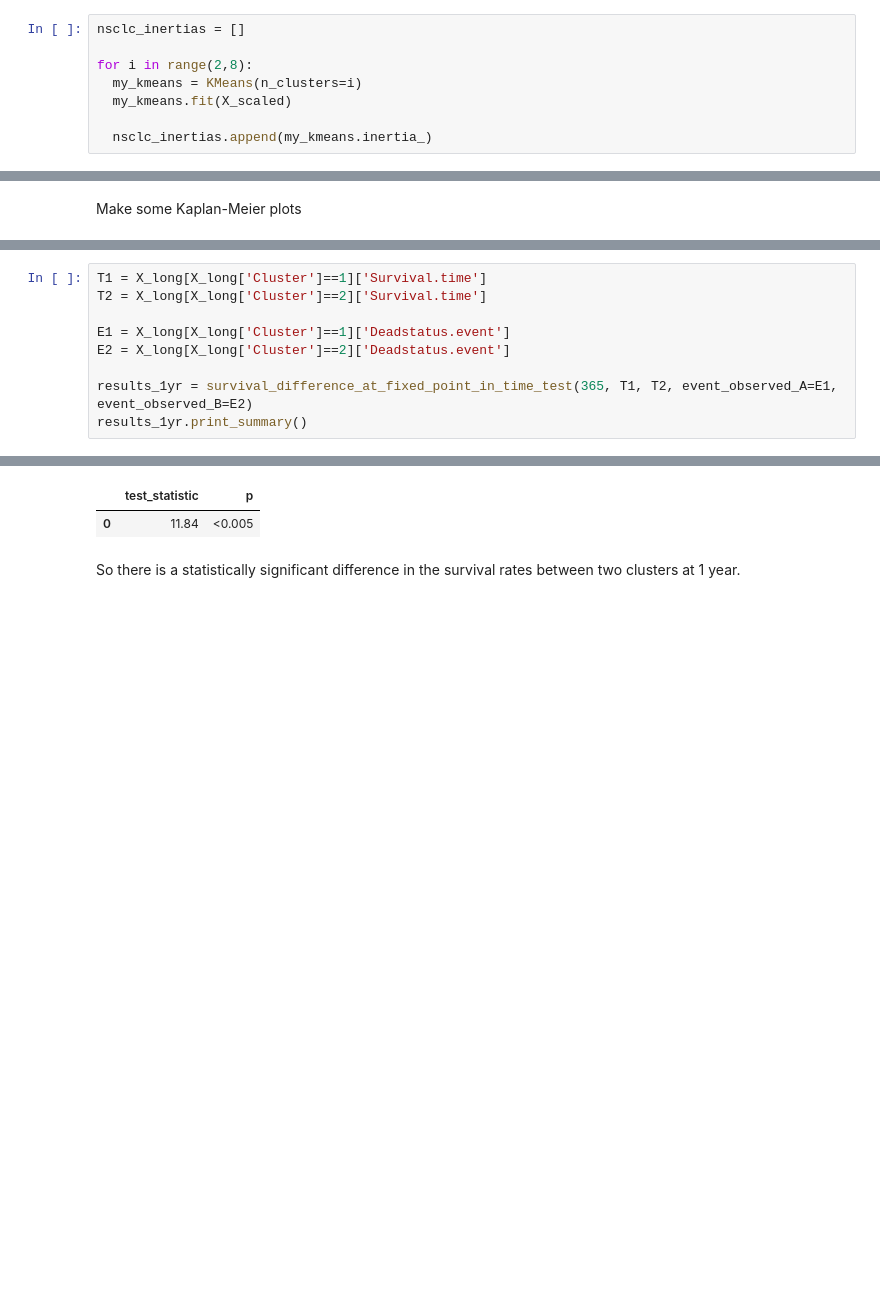
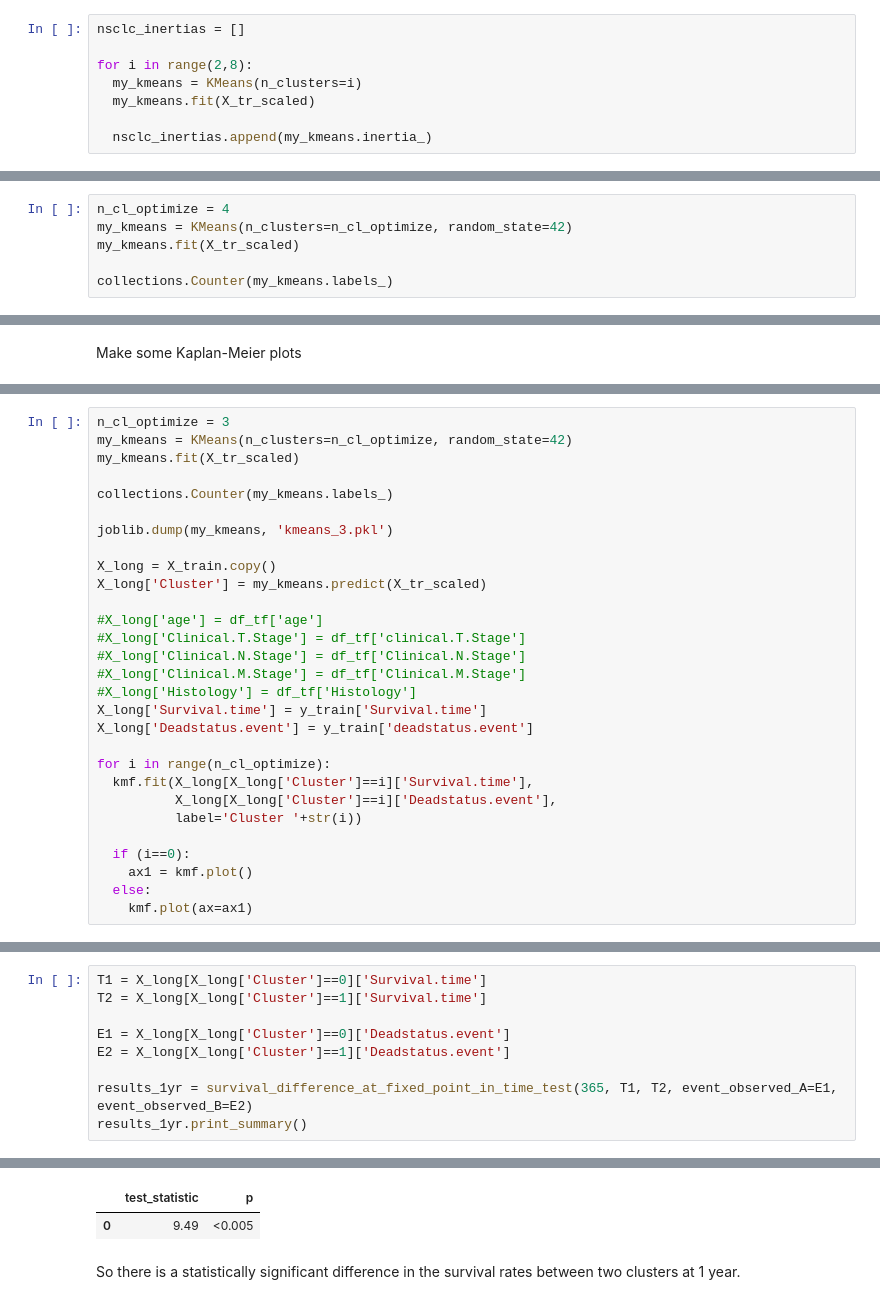
Before and after one commit to hhfchoi/Radiomics, a Jupyter notebook: Capstone - Analysis.ipynb, the cells around one changed output, grey strips where cells are left out. Saved outputs shown, nothing was run; the diff lists cells and outputs as text; blank space fills up the shorter version.

```diff
--- a/Capstone - Analysis.ipynb
+++ b/Capstone - Analysis.ipynb
@@ -1738,7 +1751,7 @@ nsclc_inertias = []
 
 for i in range(2,8):
   my_kmeans = KMeans(n_clusters=i)
-  my_kmeans.fit(X_scaled)
+  my_kmeans.fit(X_tr_scaled)
 
   nsclc_inertias.append(my_kmeans.inertia_)
 # %%
@@ -1750,0 +1766,6 @@ plt.show()
+# %%
+n_cl_optimize = 4
+my_kmeans = KMeans(n_clusters=n_cl_optimize, random_state=42)
+my_kmeans.fit(X_tr_scaled)
+
+collections.Counter(my_kmeans.labels_)
@@ -1796,0 +1809,29 @@ Name: Cluster, dtype: int64
+# %%
+n_cl_optimize = 3
+my_kmeans = KMeans(n_clusters=n_cl_optimize, random_state=42)
+my_kmeans.fit(X_tr_scaled)
+
+collections.Counter(my_kmeans.labels_)
+
+joblib.dump(my_kmeans, 'kmeans_3.pkl')
+
+X_long = X_train.copy()
+X_long['Cluster'] = my_kmeans.predict(X_tr_scaled)
+
+#X_long['age'] = df_tf['age']
+#X_long['Clinical.T.Stage'] = df_tf['clinical.T.Stage']
+#X_long['Clinical.N.Stage'] = df_tf['Clinical.N.Stage']
+#X_long['Clinical.M.Stage'] = df_tf['Clinical.M.Stage']
+#X_long['Histology'] = df_tf['Histology']
+X_long['Survival.time'] = y_train['Survival.time']
+X_long['Deadstatus.event'] = y_train['deadstatus.event']
+
+for i in range(n_cl_optimize):
+  kmf.fit(X_long[X_long['Cluster']==i]['Survival.time'],
+          X_long[X_long['Cluster']==i]['Deadstatus.event'],
+          label='Cluster '+str(i))
+
+  if (i==0):
+    ax1 = kmf.plot()
+  else:
+    kmf.plot(ax=ax1)
@@ -1797,19 +1842,19 @@ Name: Cluster, dtype: int64
 # %%
-T1 = X_long[X_long['Cluster']==1]['Survival.time']
-T2 = X_long[X_long['Cluster']==2]['Survival.time']
+T1 = X_long[X_long['Cluster']==0]['Survival.time']
+T2 = X_long[X_long['Cluster']==1]['Survival.time']
 
-E1 = X_long[X_long['Cluster']==1]['Deadstatus.event']
-E2 = X_long[X_long['Cluster']==2]['Deadstatus.event']
+E1 = X_long[X_long['Cluster']==0]['Deadstatus.event']
+E2 = X_long[X_long['Cluster']==1]['Deadstatus.event']
 
 results_1yr = survival_difference_at_fixed_point_in_time_test(365, T1, T2, event_observed_A=E1, event_observed_B=E2)
 results_1yr.print_summary()
 # %% [output]
 | null_distribution | chi squared |
 | degrees_of_freedom | 1 |
 | point_in_time | 365 |
 | test_name | survival_difference_at_fixed_poin... |
 |  | test_statistic | p |
-| 0 | 11.84 | <0.005 |
+| 0 | 9.49 | <0.005 |
 # %% [markdown]
 So there is a statistically significant difference in the survival rates between two clusters at 1 year.
 # %%
```
Also changed, not shown: parts of 64 cells of this notebook.
